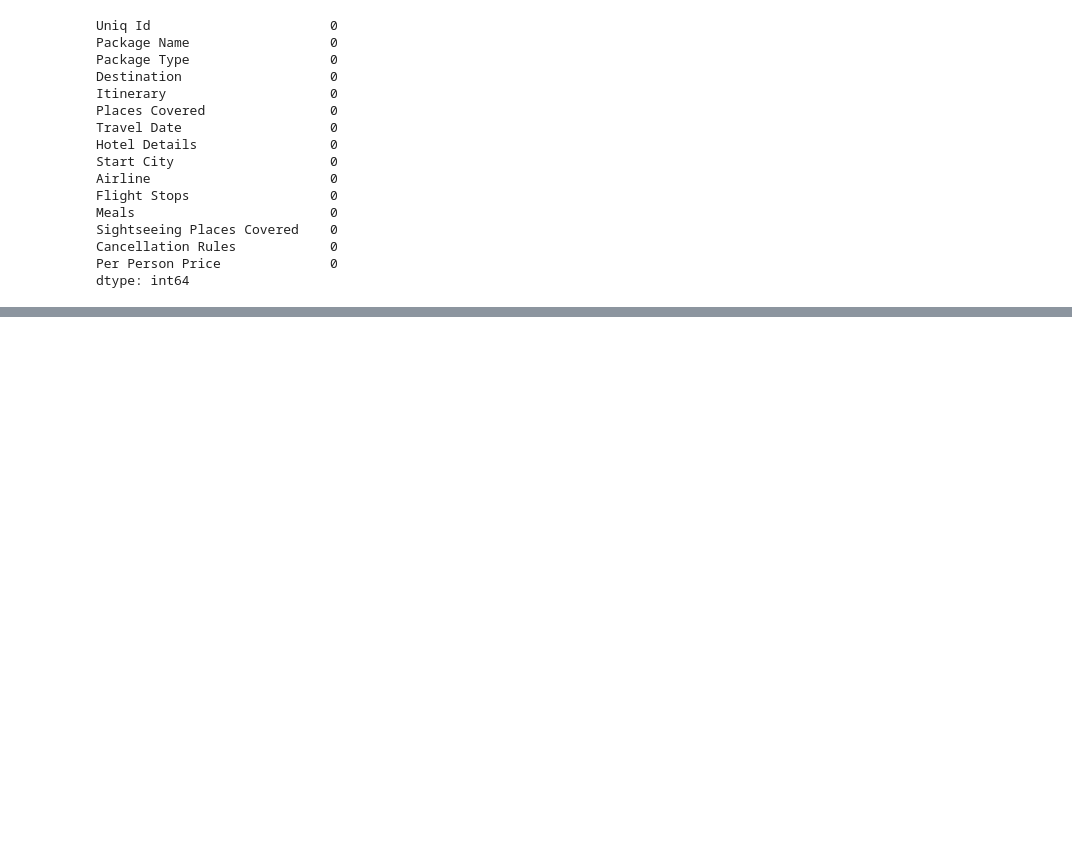
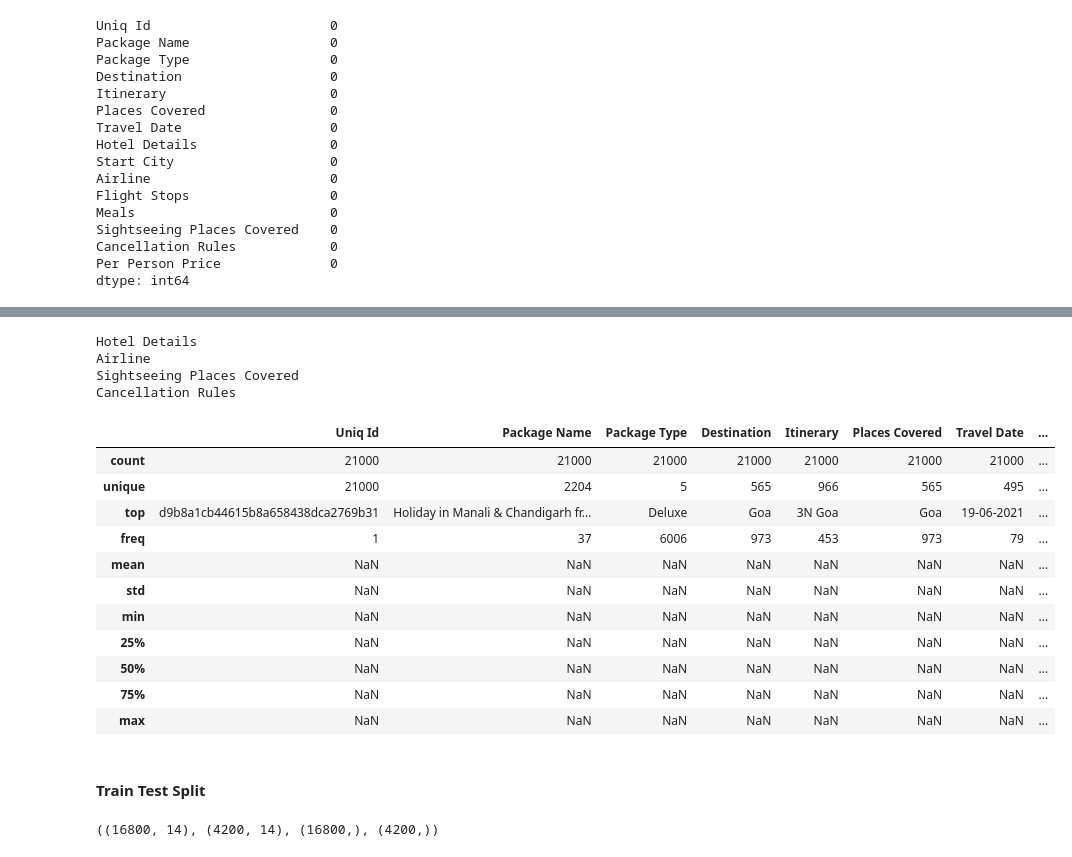
Before and after one commit to GGC17/machinehack_travels, a Jupyter notebook: travel_eda.ipynb, the cells around one changed output, grey strips where cells are left out. Saved outputs shown, nothing was run; the diff lists cells and outputs as text; code cells hidden in the pictures; blank space fills up the shorter version.

```diff
--- a/travel_eda.ipynb
+++ b/travel_eda.ipynb
@@ -79,3 +105,35 @@ c4c2f009dbfc25da9c638c7e3ca7a58f    1
 41851.5    1
 Name: Per Person Price, Length: 17138, dtype: int64
 ---------------------------------------------------------
+# %%
+# See columns where str 'Not Available' is present
+for travel in travels.columns:
+    try:
+        if travels[travel].str.contains('Not Available').any():
+            print (travel)
+    except:
+        pass
+
+# We have 4 columns where the str 'Not Available is present'
+# %% [output]
+Hotel Details
+Airline
+Sightseeing Places Covered
+Cancellation Rules
+# %%
+travels.describe(include='all') # We only have 3 continuous variables (1 is our target)
+# %% [output]
+|  | Uniq Id | Package Name | Package Type | Destination | Itinerary | Places Covered | Travel Date | ... |
+| count | 21000 | 21000 | 21000 | 21000 | 21000 | 21000 | 21000 | ... |
+| unique | 21000 | 2204 | 5 | 565 | 966 | 565 | 495 | ... |
+| top | d9b8a1cb44615b8a658438dca2769b31 | Holiday in Manali & Chandigarh fr... | Deluxe | Goa | 3N Goa | Goa | 19-06-2021 | ... |
+| freq | 1 | 37 | 6006 | 973 | 453 | 973 | 79 | ... |
+| mean | NaN | NaN | NaN | NaN | NaN | NaN | NaN | ... |
+| std | NaN | NaN | NaN | NaN | NaN | NaN | NaN | ... |
+| min | NaN | NaN | NaN | NaN | NaN | NaN | NaN | ... |
+| 25% | NaN | NaN | NaN | NaN | NaN | NaN | NaN | ... |
+| 50% | NaN | NaN | NaN | NaN | NaN | NaN | NaN | ... |
+| 75% | NaN | NaN | NaN | NaN | NaN | NaN | NaN | ... |
+| max | NaN | NaN | NaN | NaN | NaN | NaN | NaN | ... |
+# %% [markdown]
+#### Train Test Split
@@ -81,0 +144,4 @@ Name: Per Person Price, Length: 17138, dtype: int64
+# %%
+X_train.shape, X_test.shape, y_train.shape, y_test.shape
+# %% [output]
+((16800, 14), (4200, 14), (16800,), (4200,))
```
Also changed, not shown: parts of 9 cells of this notebook.
